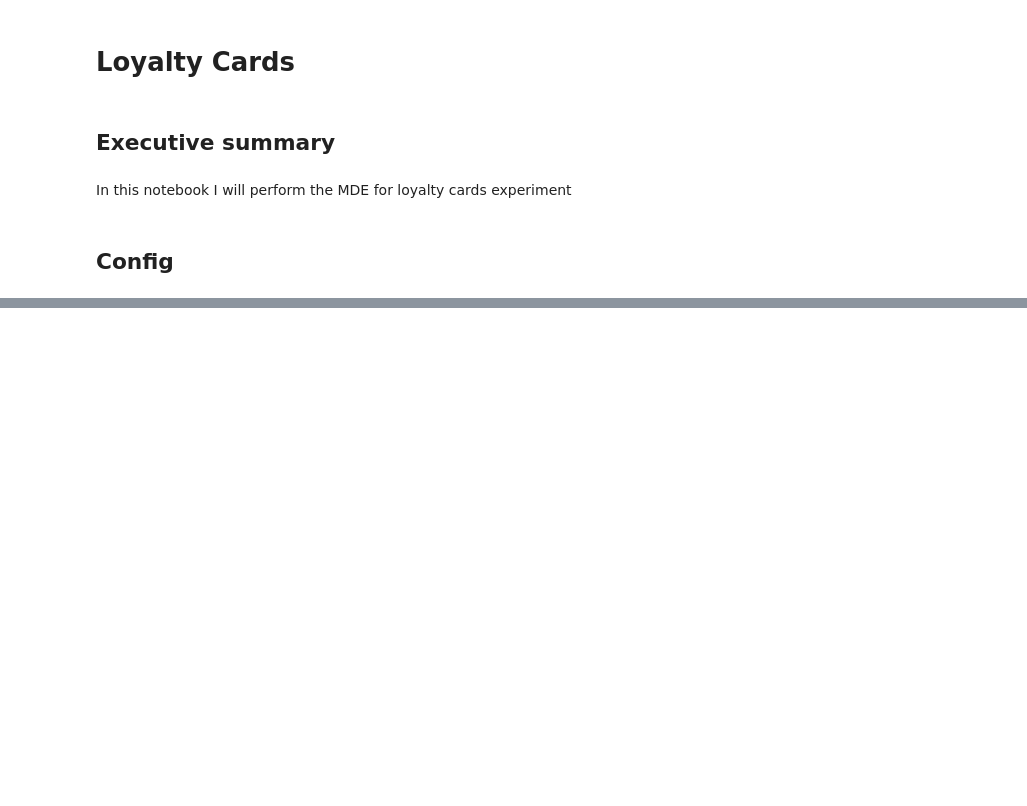
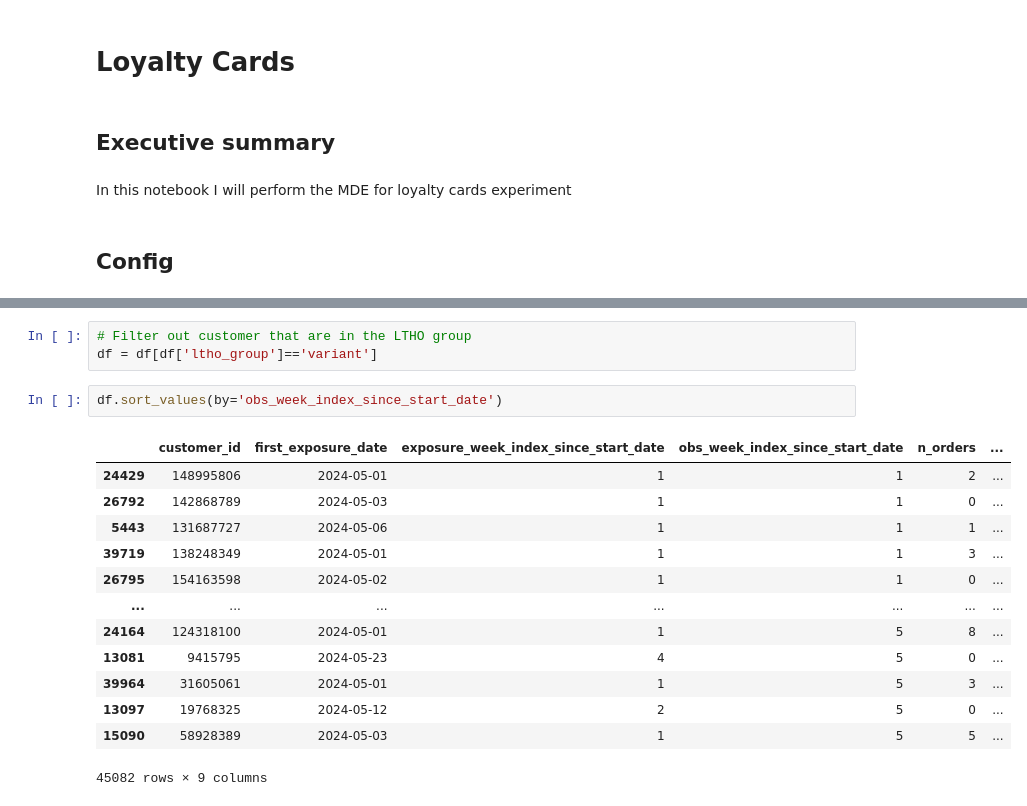
Before and after one commit to JordiCremades4444/central-node, a Jupyter notebook: notebooks/2024_6_loyaltycards/loyaltycards.ipynb, the cells around one changed output, grey strips where cells are left out. Saved outputs shown, nothing was run; the diff lists cells and outputs as text; blank space fills up the shorter version.

```diff
--- a/notebooks/2024_6_loyaltycards/loyaltycards.ipynb
+++ b/notebooks/2024_6_loyaltycards/loyaltycards.ipynb
@@ -63,0 +105,19 @@ https://starburst.g8s-data-platform-prod.glovoint.com/oauth2/token/initiate/a33a
+# %%
+# Filter out customer that are in the LTHO group
+df = df[df['ltho_group']=='variant']
+# %%
+df.sort_values(by='obs_week_index_since_start_date')
+# %% [output]
+|  | customer_id | first_exposure_date | exposure_week_index_since_start_date | obs_week_index_since_start_date | n_orders | ... |
+| 24429 | 148995806 | 2024-05-01 | 1 | 1 | 2 | ... |
+| 26792 | 142868789 | 2024-05-03 | 1 | 1 | 0 | ... |
+| 5443 | 131687727 | 2024-05-06 | 1 | 1 | 1 | ... |
+| 39719 | 138248349 | 2024-05-01 | 1 | 1 | 3 | ... |
+| 26795 | 154163598 | 2024-05-02 | 1 | 1 | 0 | ... |
+| ... | ... | ... | ... | ... | ... | ... |
+| 24164 | 124318100 | 2024-05-01 | 1 | 5 | 8 | ... |
+| 13081 | 9415795 | 2024-05-23 | 4 | 5 | 0 | ... |
+| 39964 | 31605061 | 2024-05-01 | 1 | 5 | 3 | ... |
+| 13097 | 19768325 | 2024-05-12 | 2 | 5 | 0 | ... |
+| 15090 | 58928389 | 2024-05-03 | 1 | 5 | 5 | ... |
+45082 rows × 9 columns
```
Also changed, not shown: parts of 12 cells of this notebook, 4 other files.
